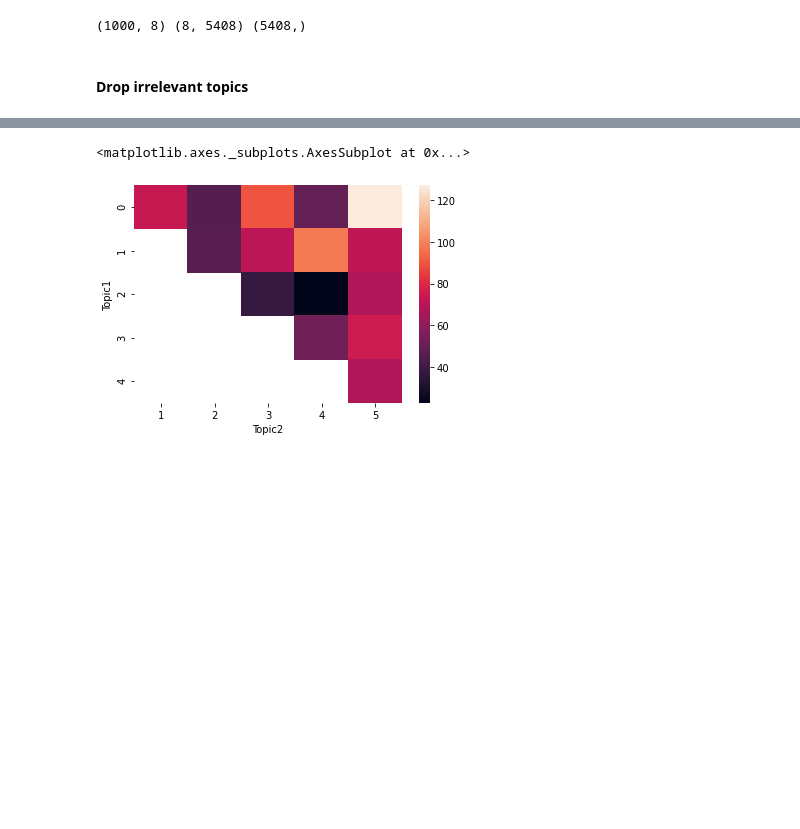
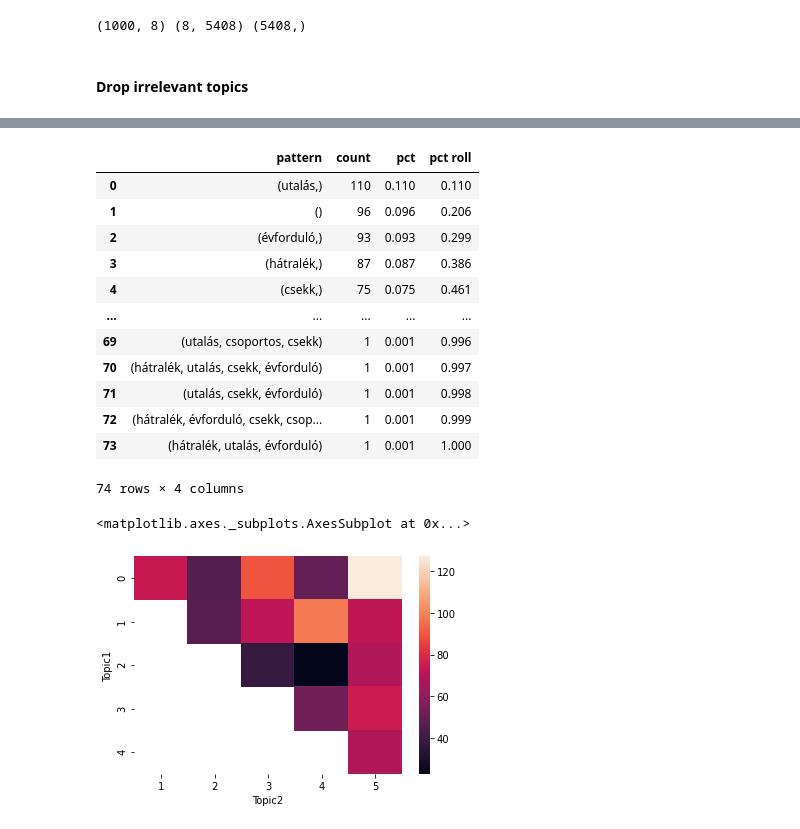
Before and after one commit to poorjanos/CCC-Topic-Modeling, a Jupyter notebook: notebooks/2.1-pj-nmf-1gram.ipynb, the cells around one changed output, grey strips where cells are left out. Cells and saved outputs as stored; diff of their text form; code cells hidden in the pictures; blank space fills up the shorter version.

```diff
--- a/notebooks/2.1-pj-nmf-1gram.ipynb
+++ b/notebooks/2.1-pj-nmf-1gram.ipynb
@@ -168,3 +177,19 @@ print(W1_clean.shape, H1_clean.shape, vocab.shape)
+# %%
+topic_patterns
+# %% [output]
+|  | pattern | count | pct | pct roll |
+| 0 | (utalás,) | 110 | 0.110 | 0.110 |
+| 1 | () | 96 | 0.096 | 0.206 |
+| 2 | (évforduló,) | 93 | 0.093 | 0.299 |
+| 3 | (hátralék,) | 87 | 0.087 | 0.386 |
+| 4 | (csekk,) | 75 | 0.075 | 0.461 |
+| ... | ... | ... | ... | ... |
+| 69 | (utalás, csoportos, csekk) | 1 | 0.001 | 0.996 |
+| 70 | (hátralék, utalás, csekk, évforduló) | 1 | 0.001 | 0.997 |
+| 71 | (utalás, csekk, évforduló) | 1 | 0.001 | 0.998 |
+| 72 | (hátralék, évforduló, csekk, csop... | 1 | 0.001 | 0.999 |
+| 73 | (hátralék, utalás, évforduló) | 1 | 0.001 | 1.000 |
+74 rows × 4 columns
 # %%
 top2 = pd.DataFrame(np.sort(W1_clean.argsort()[:, 4:][:, ::-1]), columns = ['Topic1', 'Topic2'])\
                 .groupby(['Topic1', 'Topic2']).size().reset_index(name = 'count')
```
Also changed, not shown: parts of 10 cells of this notebook, 1 other file.
